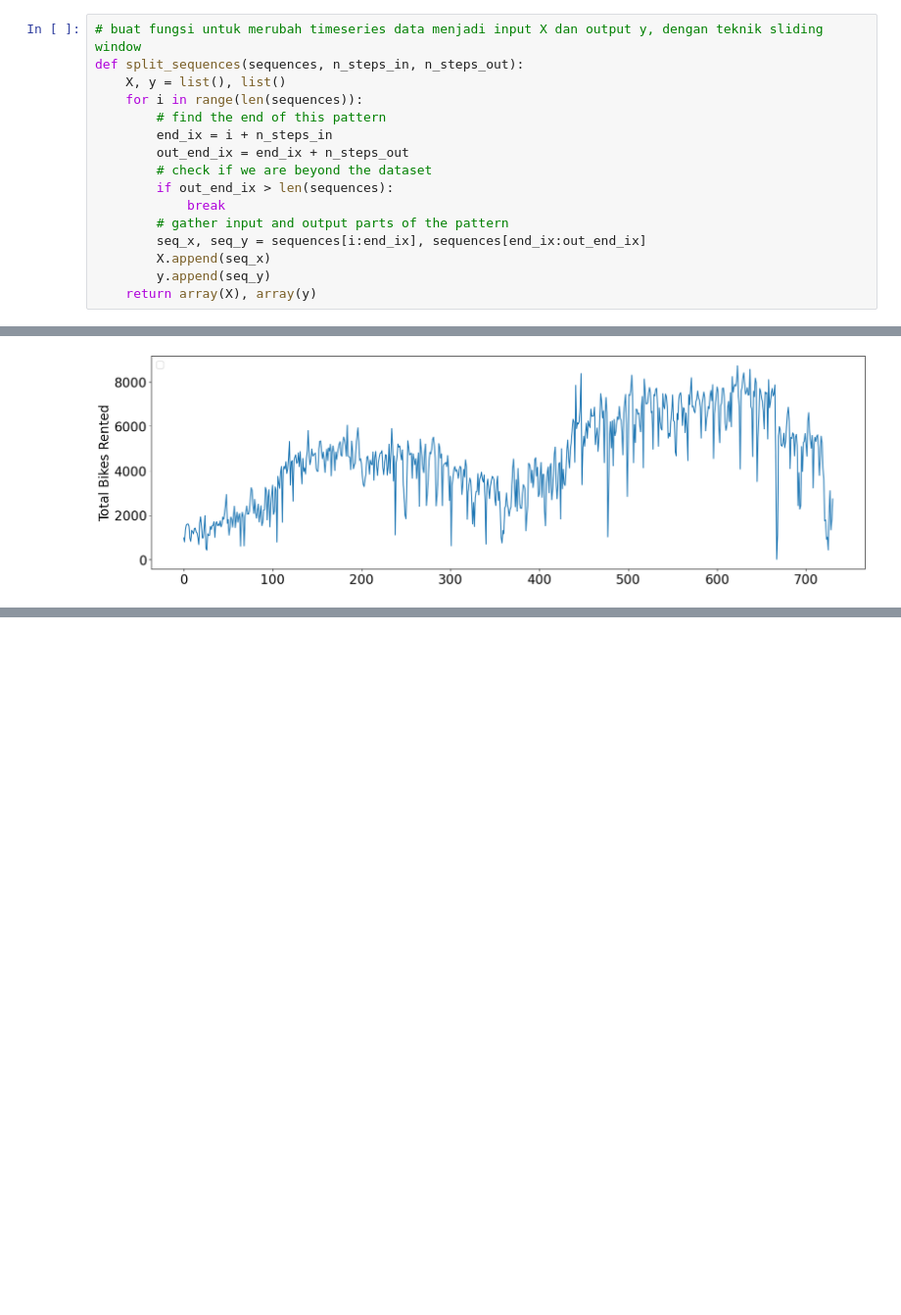
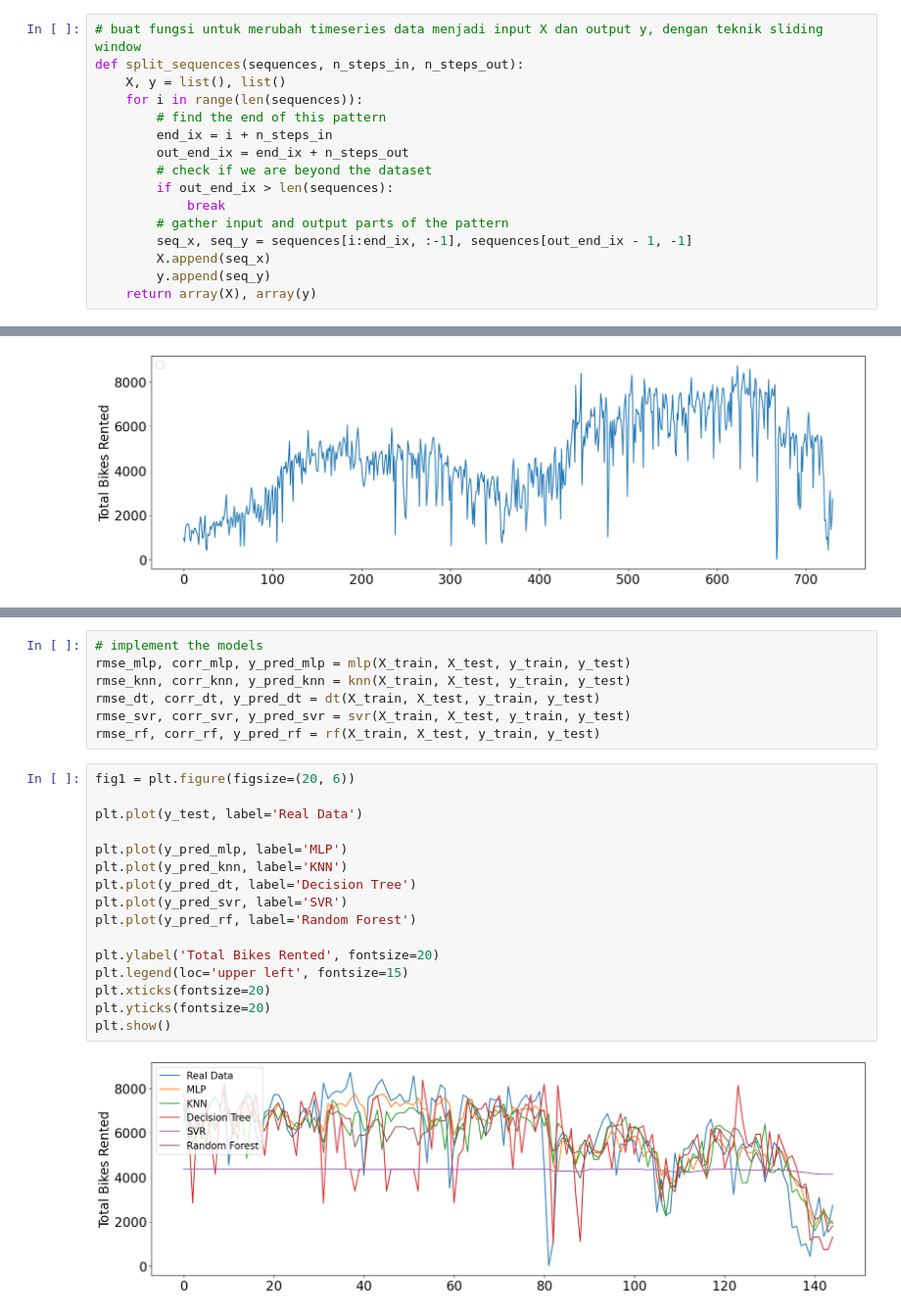
Before and after one commit to aliifam/ppd, a Jupyter notebook: ppd/pekan6/praktik.ipynb, the cells around one changed output, grey strips where cells are left out. Shown at 98% size. Saved outputs shown, nothing was run; the diff lists cells and outputs as text; blank space fills up the shorter version.

```diff
--- a/ppd/pekan6/praktik.ipynb
+++ b/ppd/pekan6/praktik.ipynb
@@ -30,7 +30,7 @@ def split_sequences(sequences, n_steps_in, n_steps_out):
         if out_end_ix > len(sequences):
             break
         # gather input and output parts of the pattern
-        seq_x, seq_y = sequences[i:end_ix], sequences[end_ix:out_end_ix]
+        seq_x, seq_y = sequences[i:end_ix, :-1], sequences[out_end_ix - 1, -1]
         X.append(seq_x)
         y.append(seq_y)
     return array(X), array(y)
@@ -238,0 +274,25 @@ No artists with labels found to put in legend.  Note that artists whose label st
+# %%
+# implement the models
+rmse_mlp, corr_mlp, y_pred_mlp = mlp(X_train, X_test, y_train, y_test)
+rmse_knn, corr_knn, y_pred_knn = knn(X_train, X_test, y_train, y_test)
+rmse_dt, corr_dt, y_pred_dt = dt(X_train, X_test, y_train, y_test)
+rmse_svr, corr_svr, y_pred_svr = svr(X_train, X_test, y_train, y_test)
+rmse_rf, corr_rf, y_pred_rf = rf(X_train, X_test, y_train, y_test)
+# %%
+fig1 = plt.figure(figsize=(20, 6))
+
+plt.plot(y_test, label='Real Data')
+
+plt.plot(y_pred_mlp, label='MLP')
+plt.plot(y_pred_knn, label='KNN')
+plt.plot(y_pred_dt, label='Decision Tree')
+plt.plot(y_pred_svr, label='SVR')
+plt.plot(y_pred_rf, label='Random Forest')
+
+plt.ylabel('Total Bikes Rented', fontsize=20)
+plt.legend(loc='upper left', fontsize=15)
+plt.xticks(fontsize=20)
+plt.yticks(fontsize=20)
+plt.show()
+# %% [output]
+[figure, added]
```
Also changed, not shown: parts of 7 cells of this notebook.
